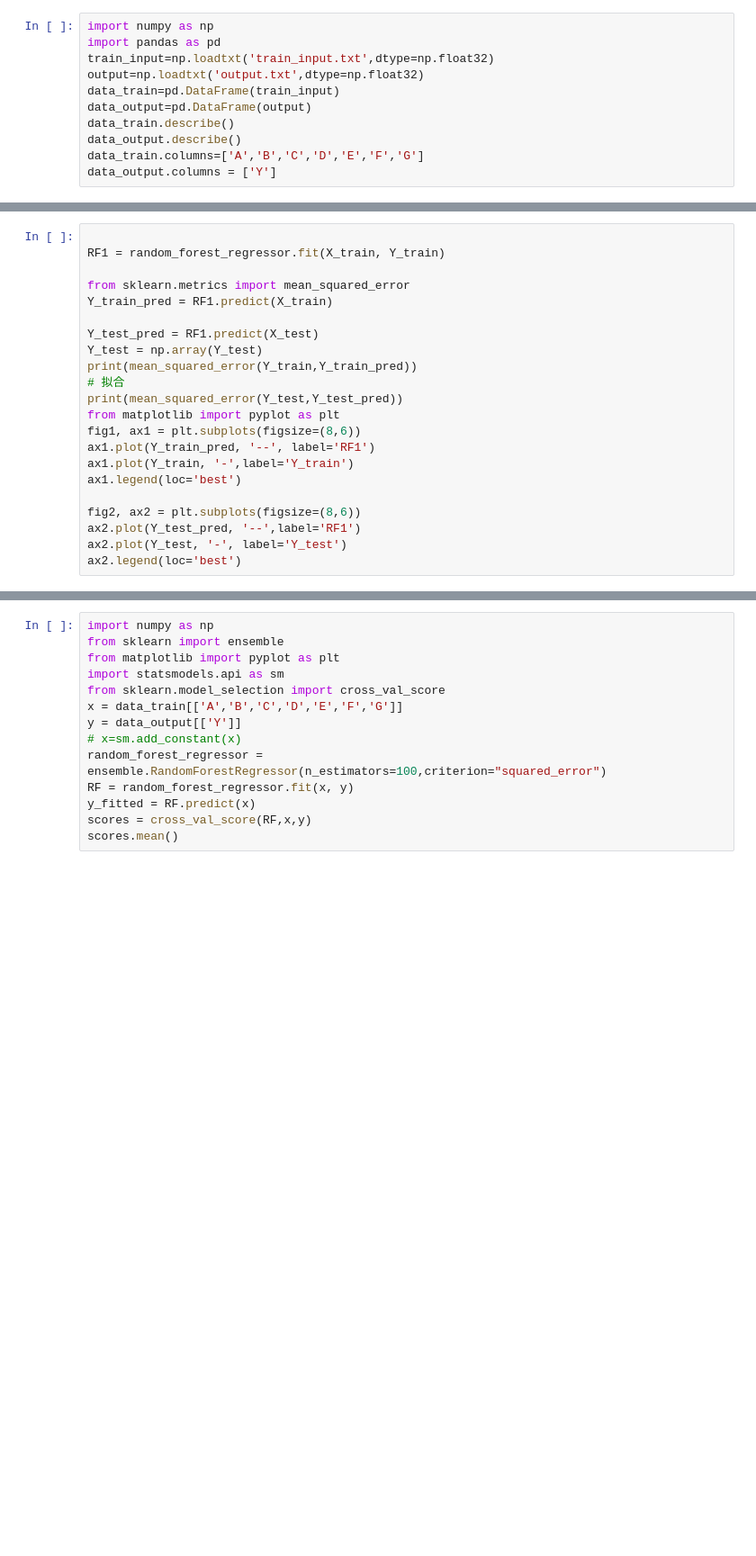
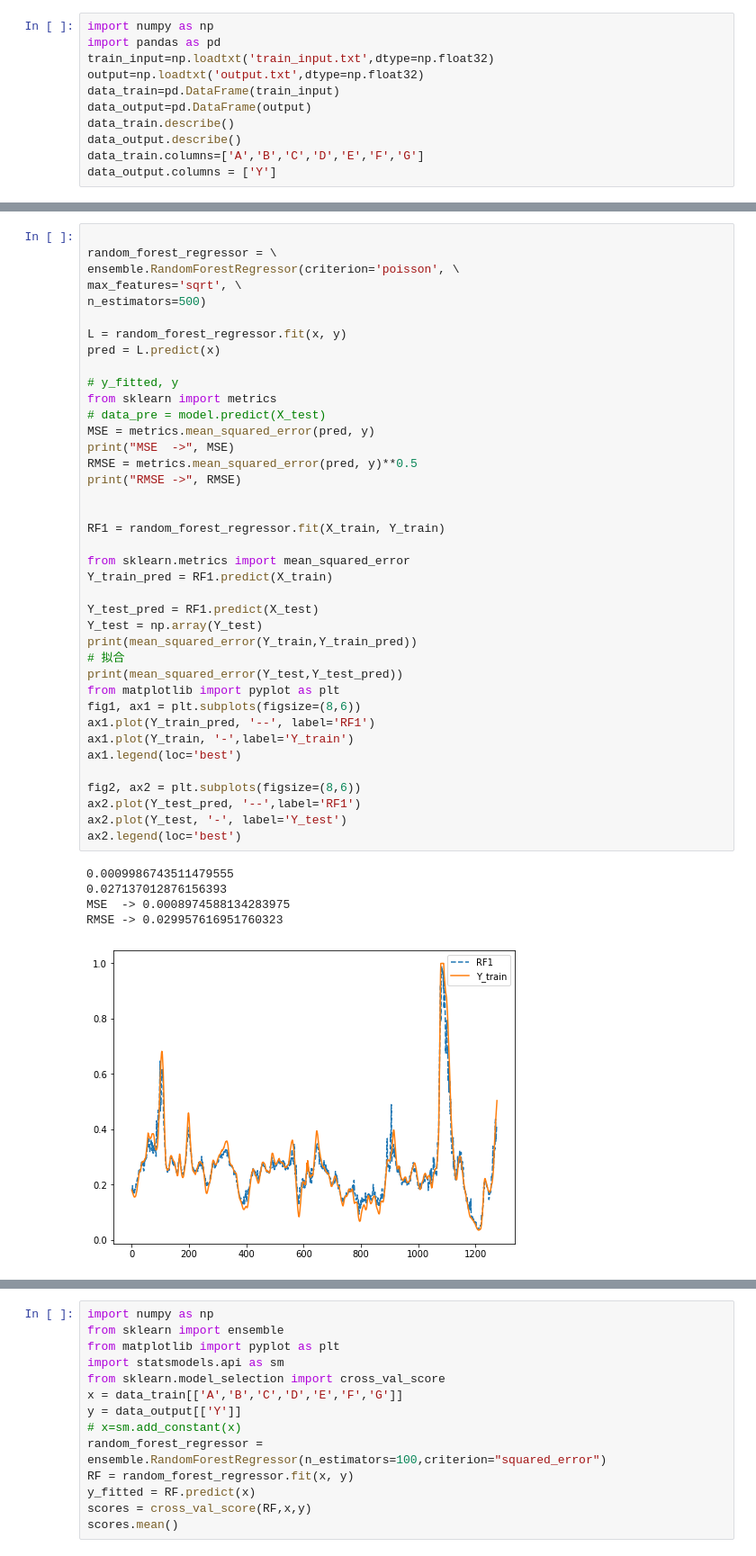
Before and after one commit to LeBronLiHD/ZJU2021_Data-driven_Modeling_Application, a Jupyter notebook: Simple-model/RandomTree/RANT.ipynb, the cells around one changed output, grey strips where cells are left out. Shown at 90% size. Saved outputs shown, nothing was run; the diff lists cells and outputs as text; blank space fills up the shorter version.

Commit message:
Randomforest Parameter Tune Done1

```diff
--- a/Simple-model/RandomTree/RANT.ipynb
+++ b/Simple-model/RandomTree/RANT.ipynb
@@ -65,22 +67,45 @@ Traceback (most recent call last):
 # %%
+
+random_forest_regressor = \
+ensemble.RandomForestRegressor(criterion='poisson', \
+max_features='sqrt', \
+n_estimators=500)
+
+L = random_forest_regressor.fit(x, y)
+pred = L.predict(x)
+
+# y_fitted, y
+from sklearn import metrics
+# data_pre = model.predict(X_test)
+MSE = metrics.mean_squared_error(pred, y)
+print("MSE  ->", MSE)
+RMSE = metrics.mean_squared_error(pred, y)**0.5
+print("RMSE ->", RMSE)
+
 
 RF1 = random_forest_regressor.fit(X_train, Y_train)
 
 from sklearn.metrics import mean_squared_error
 Y_train_pred = RF1.predict(X_train)
 
 Y_test_pred = RF1.predict(X_test)
 Y_test = np.array(Y_test)
 print(mean_squared_error(Y_train,Y_train_pred))
 # 拟合
 print(mean_squared_error(Y_test,Y_test_pred))
 from matplotlib import pyplot as plt
 fig1, ax1 = plt.subplots(figsize=(8,6))
 ax1.plot(Y_train_pred, '--', label='RF1')
 ax1.plot(Y_train, '-',label='Y_train')
 ax1.legend(loc='best')
 
 fig2, ax2 = plt.subplots(figsize=(8,6))
 ax2.plot(Y_test_pred, '--',label='RF1')
 ax2.plot(Y_test, '-', label='Y_test')
 ax2.legend(loc='best')
+# %% [output]
+0.0009986743511479555
+0.027137012876156393
+MSE  -> 0.0008974588134283975
+RMSE -> 0.029957616951760323
+[figure, added]
```
Also changed, not shown: parts of 2 cells of this notebook.
